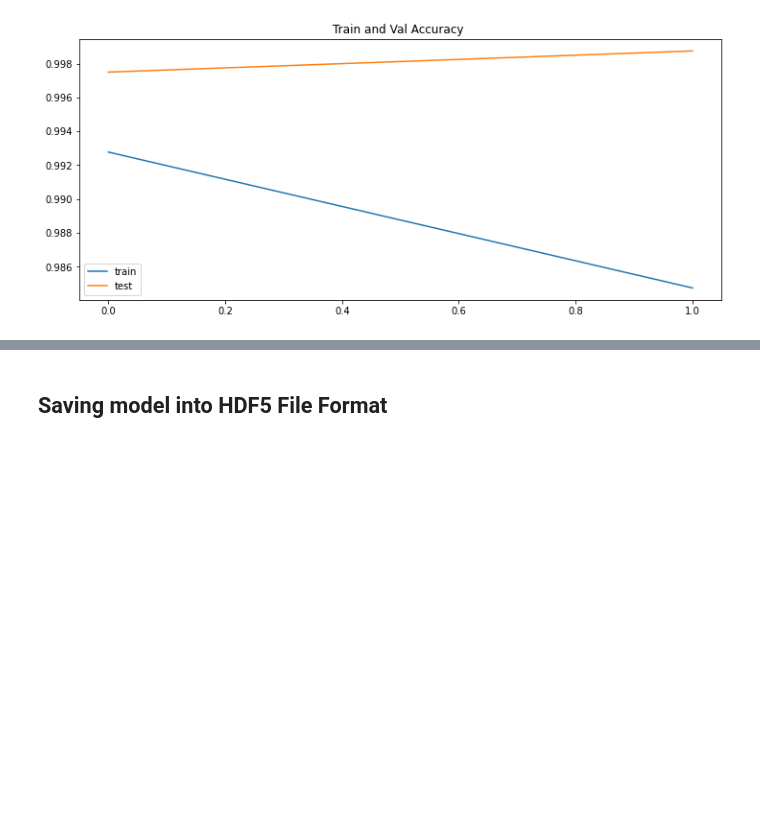
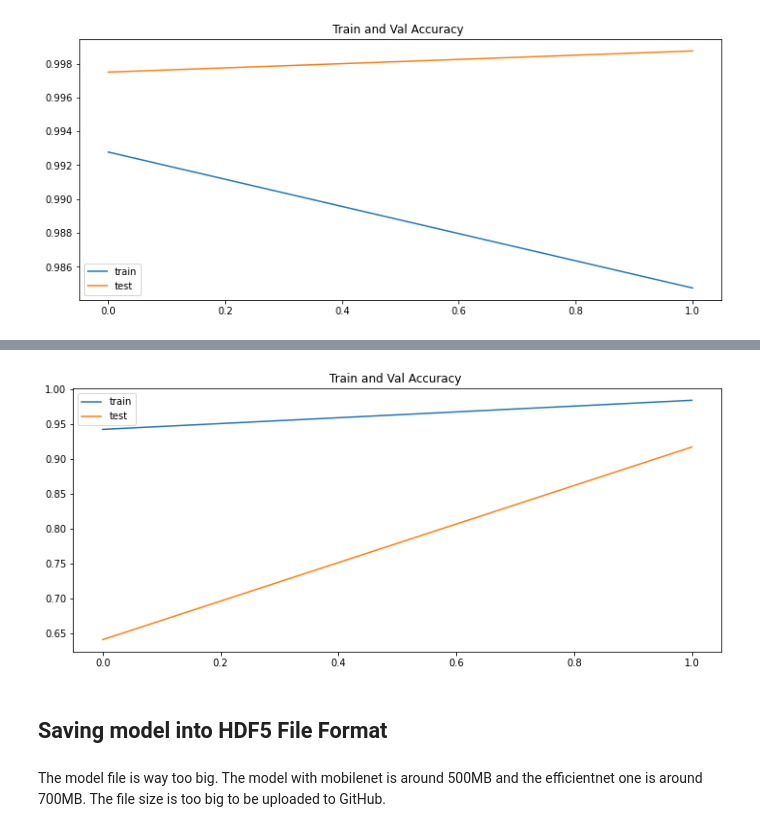
Before and after one commit to muhammadghazyy/mask_detector, a Jupyter notebook: model_building.ipynb, the cells around one changed output, grey strips where cells are left out. Saved outputs shown, nothing was run; the diff lists cells and outputs as text; code cells hidden in the pictures; blank space fills up the shorter version.

```diff
--- a/model_building.ipynb
+++ b/model_building.ipynb
@@ -170,0 +178,10 @@ plt.show()
+# %%
+model2 = tf.keras.Sequential([
+                             mnv2,
+                             tf.keras.layers.GlobalAveragePooling2D(),
+                             tf.keras.layers.Dense(256,activation=tf.nn.relu),
+                             tf.keras.layers.Dense(n_classes,activation=tf.nn.softmax)
+])
+# %%
+model2.compile(loss = 'sparse_categorical_crossentropy', optimizer=adam,metrics=['acc'])
+model2.summary()
@@ -170,0 +205,11 @@ plt.show()
+# %%
+step_size_train = train_generator.n // train_generator.batch_size
+step_size_val = val_generator.n // val_generator.batch_size
+# %%
+history2 = model2.fit(
+    train_generator,
+    validation_data = val_generator,
+    epochs = 2,
+    steps_per_epoch = step_size_train,
+    validation_steps = step_size_val
+)
@@ -171,3 +221,12 @@ plt.show()
+# %%
+plt.figure(figsize=(12,5))
+plt.title('Train and Val Accuracy ')
+plt.plot(history2.history['acc'], label='train')
+plt.plot(history2.history['val_acc'], label='test')
+plt.legend()
+plt.show()
+# %% [output]
+[figure, added]
 # %% [markdown]
 ## Saving model into HDF5 File Format
 # %%
@@ -174,0 +236,2 @@ model.save('mask_enb7.h5')
+# %% [markdown]
+The model file is way too big. The model with mobilenet is around 500MB and the efficientnet one is around 700MB. The file size is too big to be uploaded to GitHub.
```
Also changed, not shown: parts of 6 cells of this notebook.
